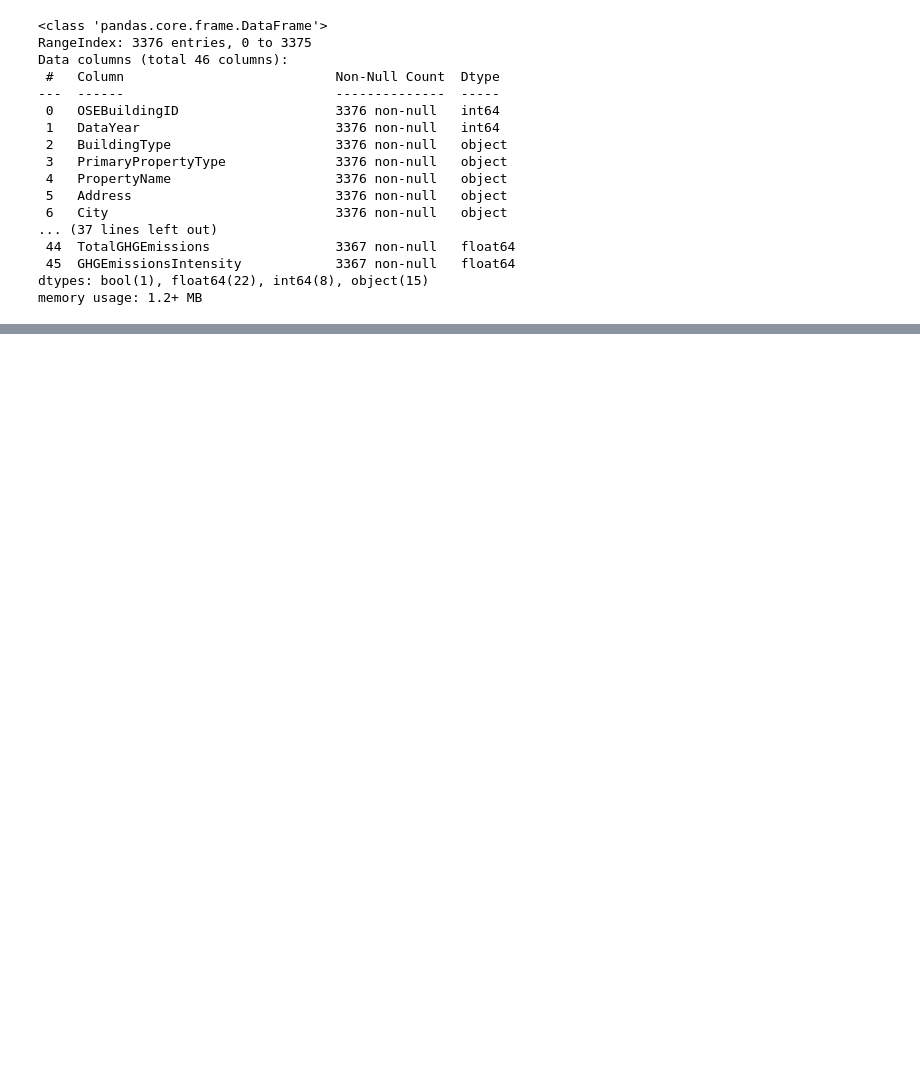
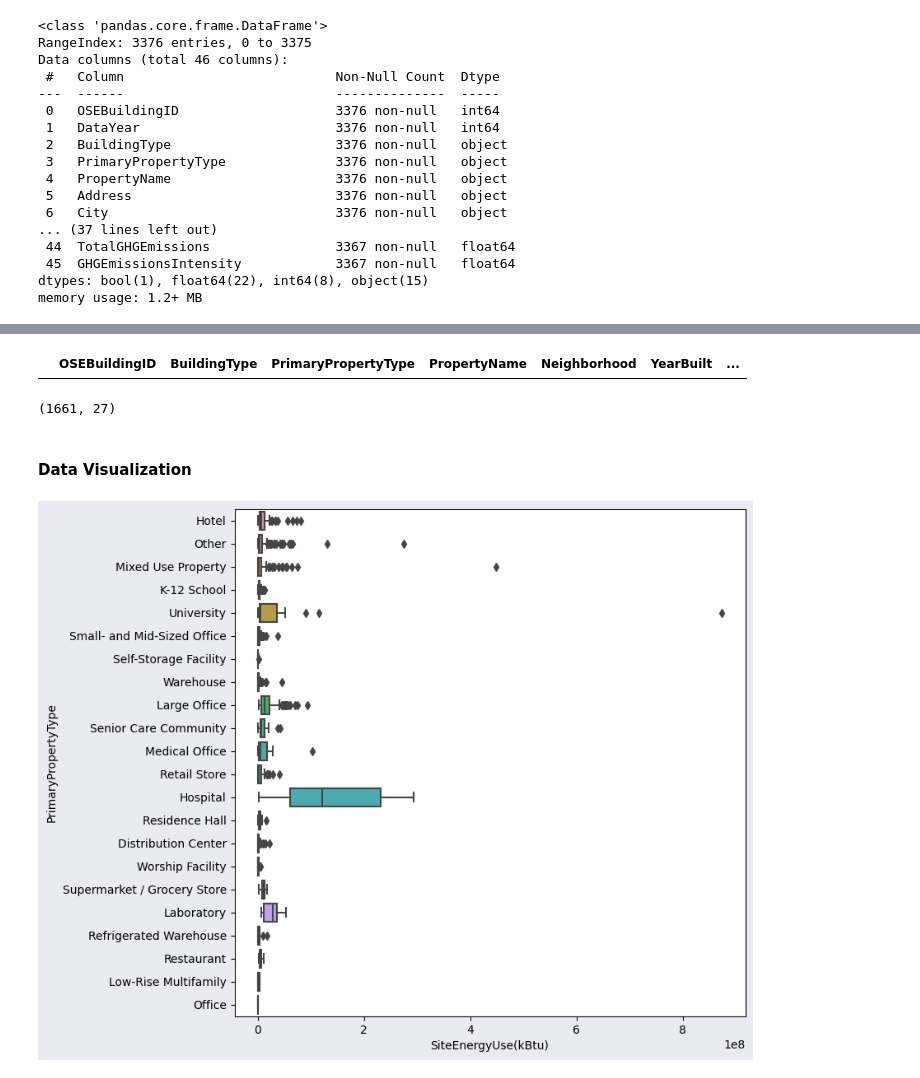
Before and after one commit to LaurentiuGhiga/Building, a Jupyter notebook: building-nettoyage.ipynb, the cells around one changed output, grey strips where cells are left out. Cells and saved outputs as stored; diff of their text form; code cells hidden in the pictures; blank space fills up the shorter version.

```diff
--- a/building-nettoyage.ipynb
+++ b/building-nettoyage.ipynb
@@ -42,0 +284,4 @@ memory usage: 1.2+ MB
+# %%
+moyenne = df['SecondLargestPropertyUseTypeGFA'].mean()
+df['SecondLargestPropertyUseTypeGFA'] = df['SecondLargestPropertyUseTypeGFA'].fillna(moyenne)
+moyenne
@@ -42,0 +290,4 @@ memory usage: 1.2+ MB
+# %%
+moyenne = df['ThirdLargestPropertyUseTypeGFA'].mean()
+df['ThirdLargestPropertyUseTypeGFA'] = df['ThirdLargestPropertyUseTypeGFA'].fillna(moyenne)
+moyenne
@@ -42,0 +296,2 @@ memory usage: 1.2+ MB
+# %%
+df.dropna(inplace=True)
@@ -42,0 +353,19 @@ memory usage: 1.2+ MB
+# %%
+# Effacer apres nettoyage
+lignes_nan = df[df['YearBuilt'].isnull()]
+lignes_nan
+# %% [output]
+|  | OSEBuildingID | BuildingType | PrimaryPropertyType | PropertyName | Neighborhood | YearBuilt | ... |
+# %%
+df.shape
+# %% [output]
+(1661, 27)
+# %%
+df = df[df['SiteEUI(kBtu/sf)'] != 0]
+# %% [markdown]
+#### Data Visualization
+# %%
+plt.figure(figsize=(8,8), facecolor="#eaeaf2")
+sns.boxplot(data=df, y='PrimaryPropertyType', x='SiteEnergyUse(kBtu)');
+# %% [output]
+[figure, added]
```
Also changed, not shown: parts of 66 cells of this notebook, 3 other files.
